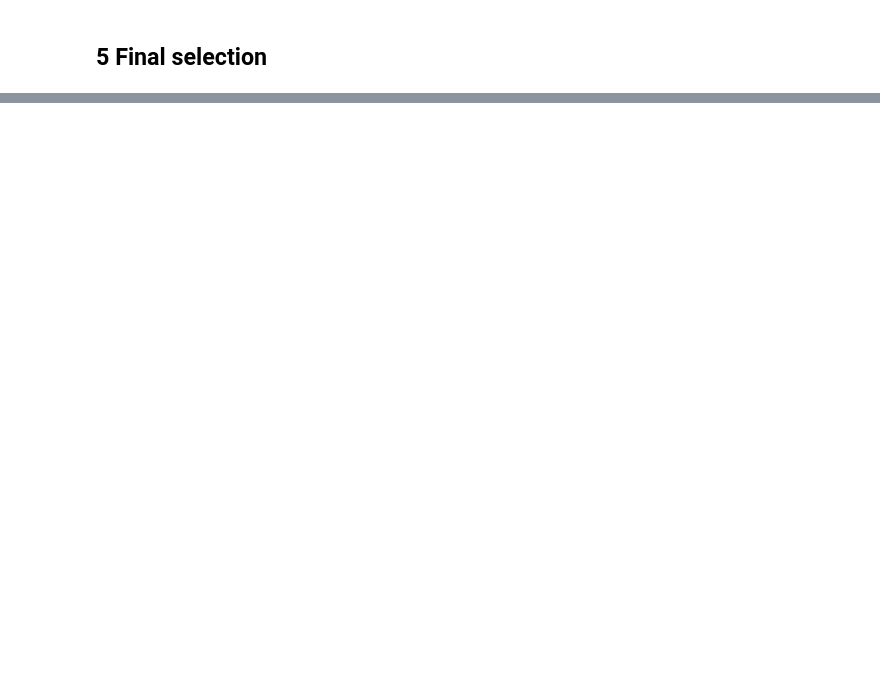
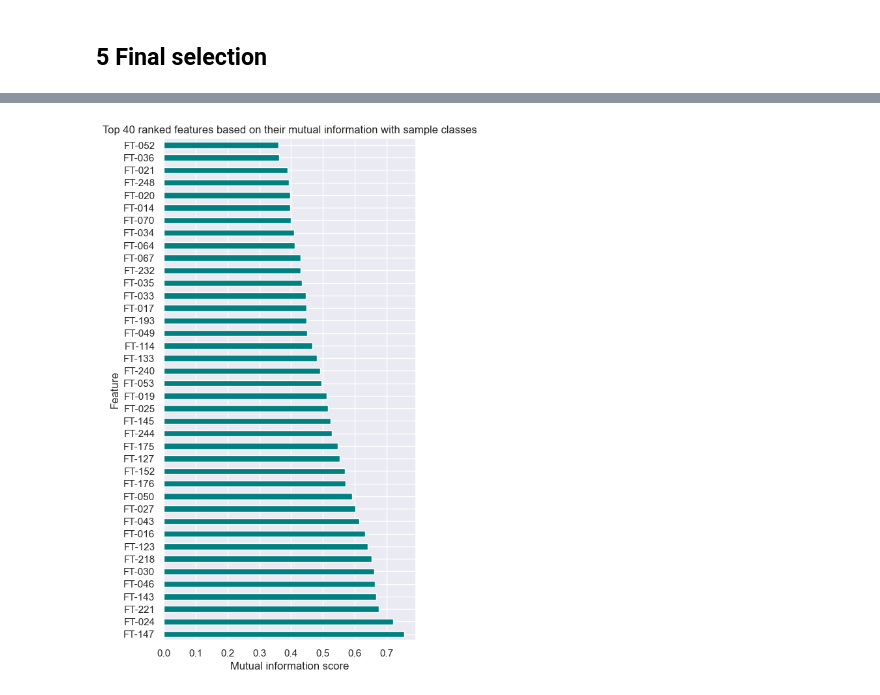
Before and after one commit to PhiCtl/glycan-biomarkers, a Jupyter notebook: src/data_processing/data_processing.ipynb, the cells around one changed output, grey strips where cells are left out. Drawn from its saved outputs; the diff is of its cells as text; code cells hidden in the pictures; blank space fills up the shorter version.

```diff
--- a/src/data_processing/data_processing.ipynb
+++ b/src/data_processing/data_processing.ipynb
@@ -243,0 +236,4 @@ Selected samples are :
+# %%
+df_X = df_data_process[['sample','feature', 'log_intensity', 'class']].pivot(index=['sample', 'class'], columns='feature', values='log_intensity').reset_index()
+X = df_X.drop(['sample', 'class'], axis=1).to_numpy()
+y = df_X['class'].apply(lambda x : ['Dunn', 'French', 'LMU'].index(x)).to_numpy()
@@ -243,0 +246,10 @@ Selected samples are :
+# %%
+importances = mutual_info_classif(X, y, random_state=42)
+feat_importances = pd.Series(importances, df_X.drop(['sample', 'class'], axis=1).columns)
+feat_importances.sort_values(ascending=False).head(40).plot(kind='barh', color = 'teal', figsize=(5,10))
+plt.xlabel('Mutual information score')
+plt.ylabel('Feature')
+plt.title('Top 40 ranked features based on their mutual information with sample classes')
+plt.show()
+# %% [output]
+[figure, added]
```
Also changed, not shown: parts of 20 cells of this notebook, 1 other file.
